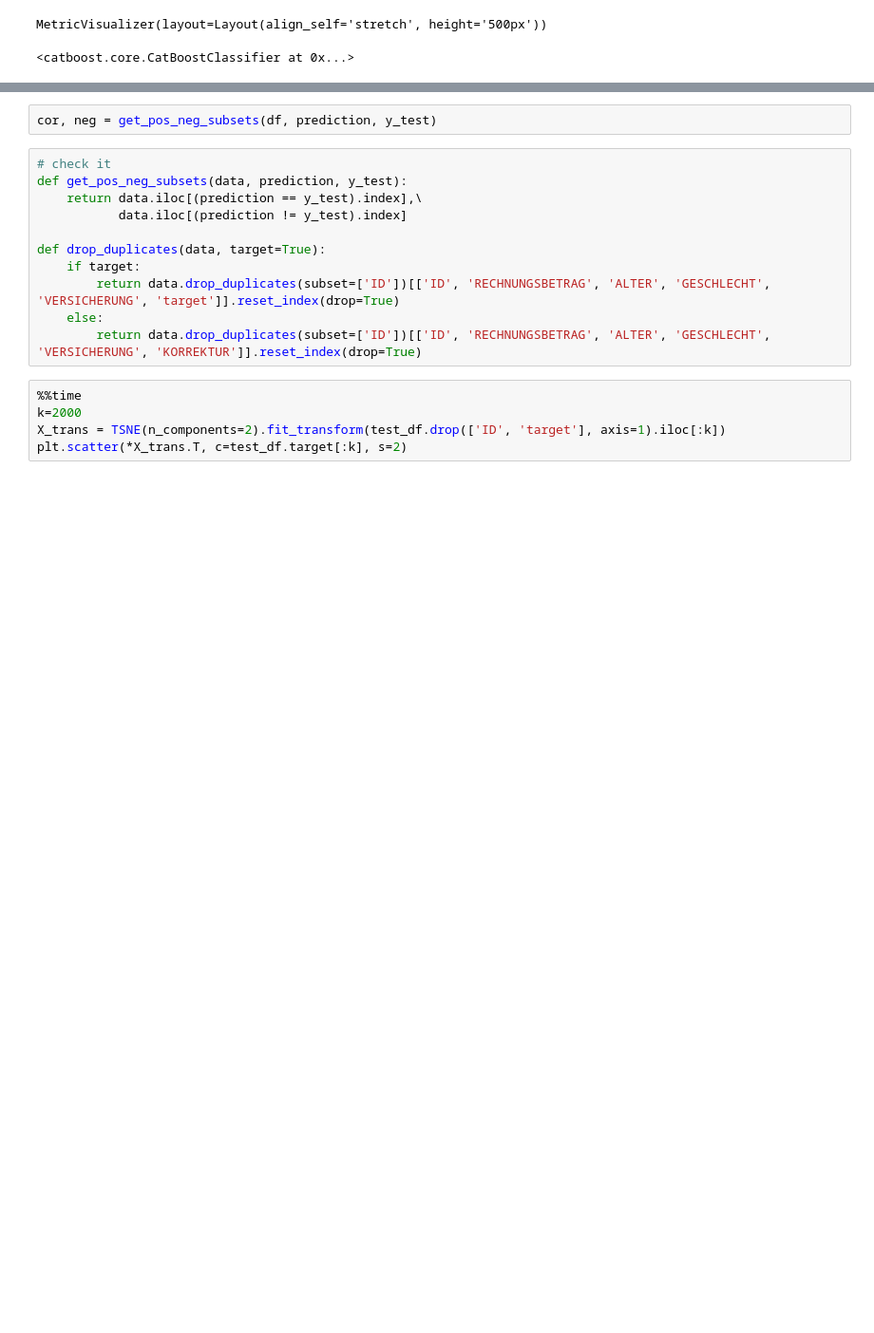
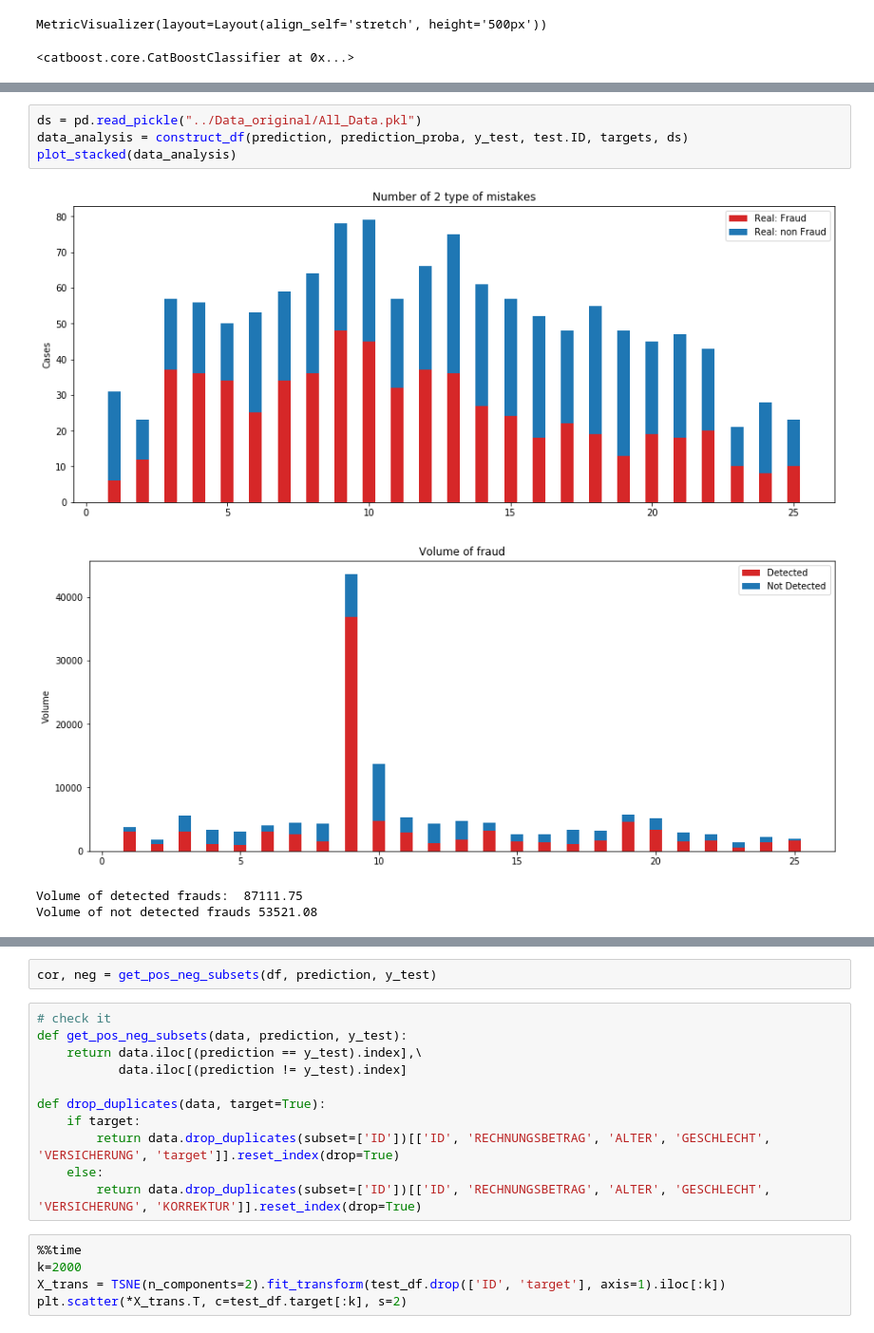
Before and after one commit to rkhass/Research, a Jupyter notebook: Catboost.ipynb, the cells around one changed output, grey strips where cells are left out. Shown at 95% size. Cells and saved outputs as stored; diff of their text form; blank space fills up the shorter version.

```diff
--- a/Catboost.ipynb
+++ b/Catboost.ipynb
@@ -103,0 +294,9 @@ Wall time: 4.49 s
+# %%
+ds = pd.read_pickle("../Data_original/All_Data.pkl")
+data_analysis = construct_df(prediction, prediction_proba, y_test, test.ID, targets, ds)
+plot_stacked(data_analysis)
+# %% [output]
+[figure, added]
+[figure, added]
+Volume of detected frauds:  87111.75
+Volume of not detected frauds 53521.08
```
Also changed, not shown: parts of 19 cells of this notebook, 7 other files.
